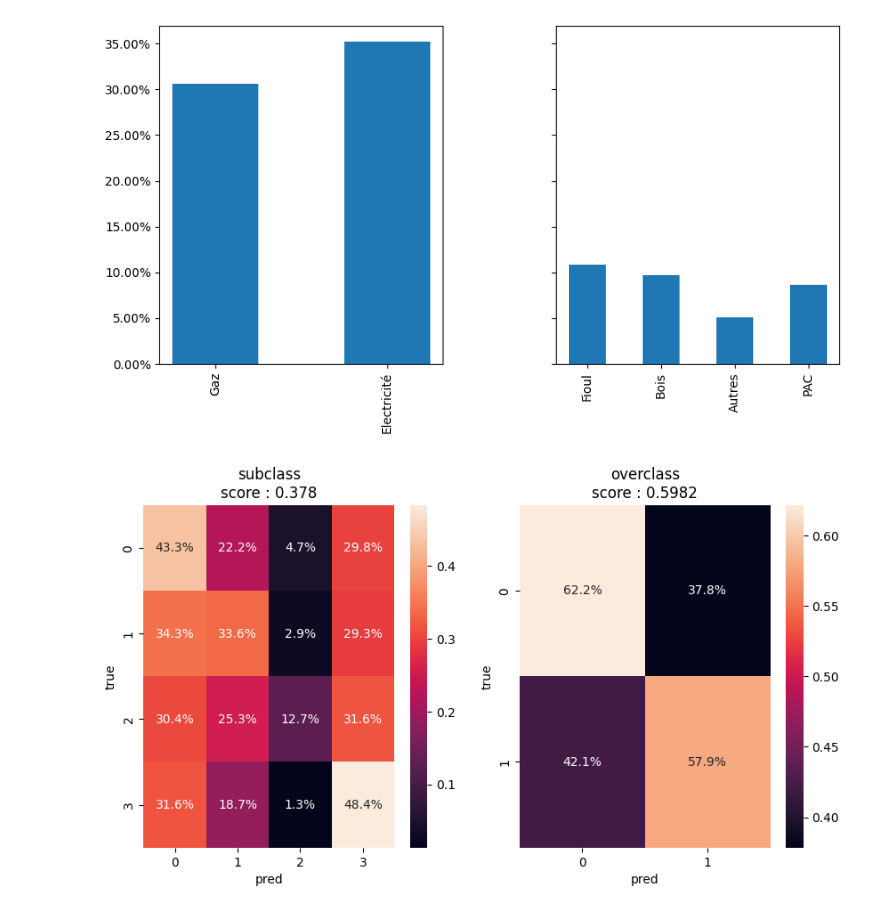
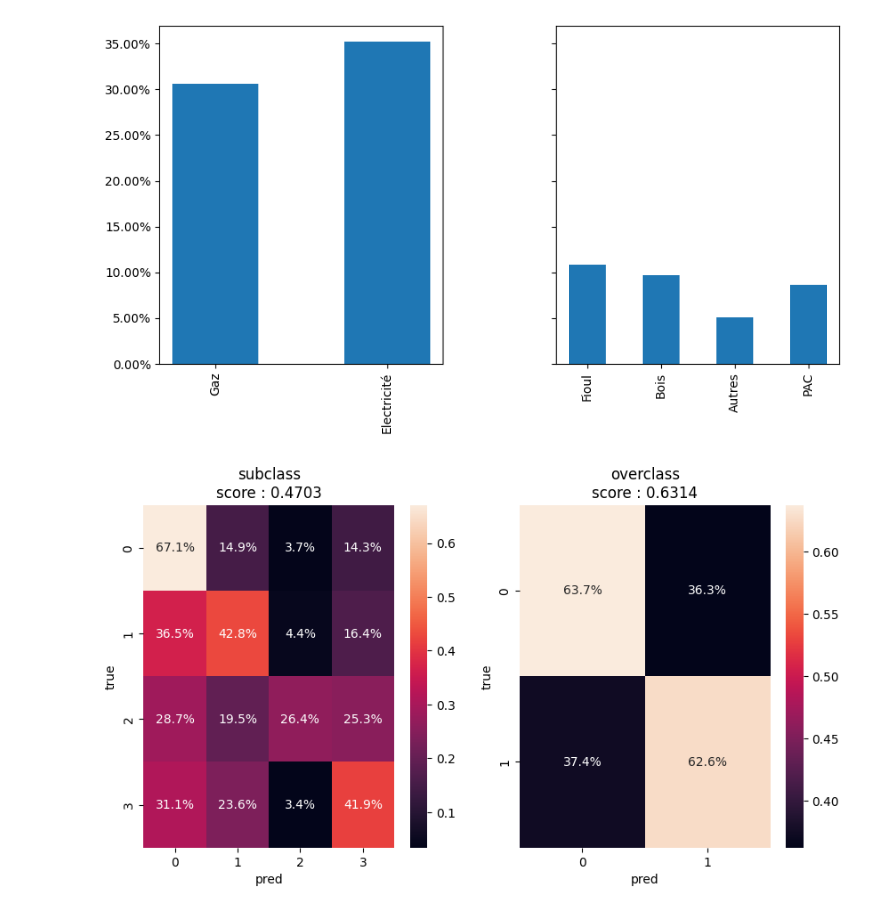
Before and after one commit to axrocheteau/renov_local, a Jupyter notebook: ML/balanced.ipynb, the cells around one changed output. Drawn from its saved outputs; the diff is of its cells as text; code cells hidden in the pictures.

```diff
--- a/ML/balanced.ipynb
+++ b/ML/balanced.ipynb
@@ -304,15 +309,13 @@ col_X_not_hot = [
 ]
 hyperparams_models = [
     {
-        "learning_rate": uniform(0.03, 0.3),
-        "n_estimators": randint(50, 300),
-        # "max_depth": randint(1, 50),
-        # "n_estimators": randint(50, 200),
-        # "class_weight": ["balanced"],
+        "max_depth": randint(1, 20),
+        "n_estimators": randint(50, 200),
+        "class_weight": ["balanced"],
     }
 ]
 models = {
-    "RandomForestClassifier": XGBClassifier,
+    "RandomForestClassifier": RandomForestClassifier,
 }
 
 # cut dataset into train test valid
@@ -350,31 +353,31 @@ best_model_sub, best_score_sub, best_params_sub, scores_sub = train_hyper(
                 y_train_sub,
                 4,
                 42,
                 [],
                 0,
                 'f1_micro',
             )
 
 
 best_model_over, best_score_over, best_params_over, scores_over = train_hyper(
                 hyperparams_models[0],
                 models["RandomForestClassifier"],
                 X_train_over,
                 y_train_over,
                 4,
                 42,
                 [],
                 0,
                 'f1_micro',
             )
 
 y_pred_sub = best_model_sub.predict(X_valid_sub)
 y_pred_over = best_model_over.predict(X_valid_over)
 f, axs = plt.subplots(1,2, figsize=(10,5))
 show_matrix(y_pred_sub, y_valid_sub, axs[0], 'subclass')
 show_matrix(y_pred_over, y_valid_over, axs[1], 'overclass')
 
 best_models_over = {"RandomForestClassifier" : [best_model_over]}
 best_models_sub = {"RandomForestClassifier" : [best_model_sub]}
 # %% [output]
-[figure, old version]
+[figure, new version]
```
Also changed, not shown: parts of 8 cells of this notebook, 1 other file.
